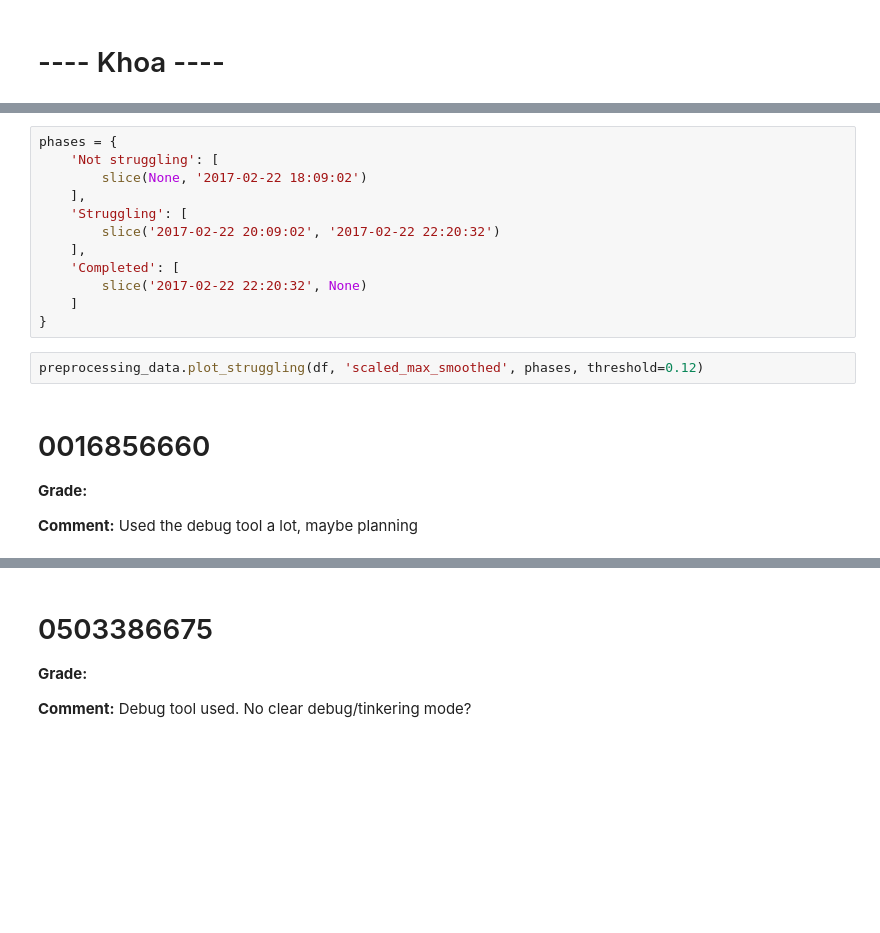
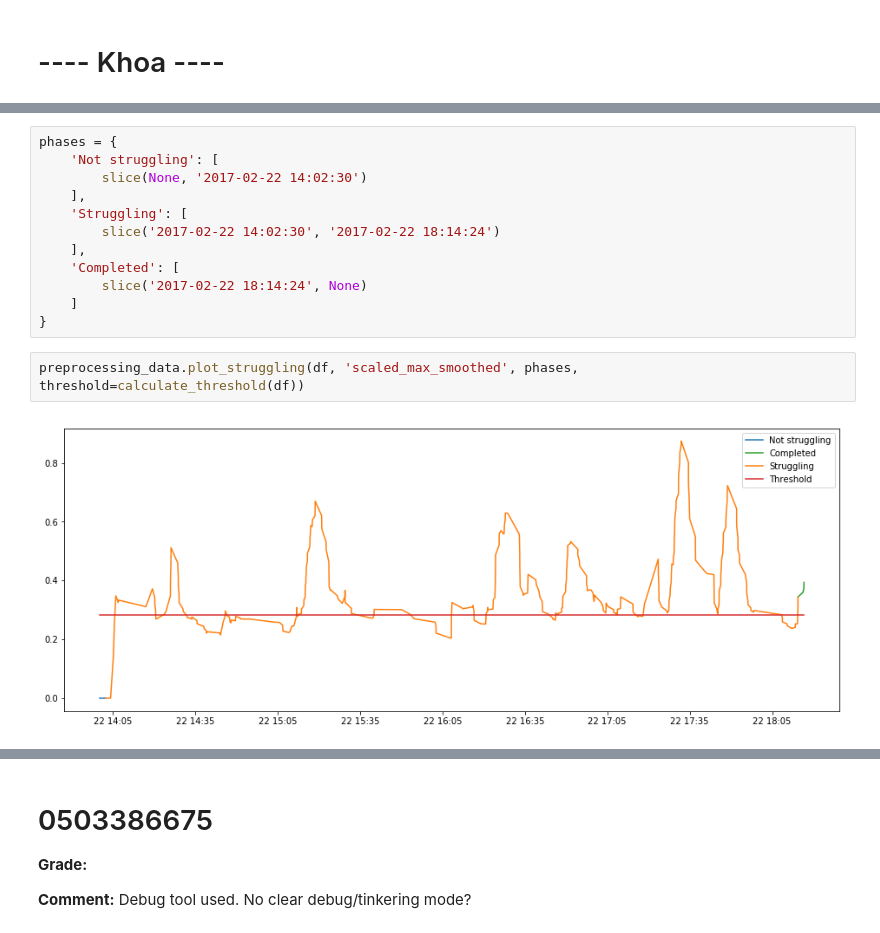
Before and after one commit to hermanmk/jexercise-data-analysis, a Jupyter notebook: Struggling algorithm-10 samples.ipynb, the cells around one changed output, grey strips where cells are left out. Cells and saved outputs as stored; diff of their text form; blank space fills up the shorter version.

```diff
--- a/Struggling algorithm-10 samples.ipynb
+++ b/Struggling algorithm-10 samples.ipynb
@@ -148,20 +231,16 @@ preprocessing_data.plot_struggling(df, 'scaled_max_smoothed', threshold=0.12)
 # %%
 phases = {
     'Not struggling': [
-        slice(None, '2017-02-22 18:09:02')
+        slice(None, '2017-02-22 14:02:30')
     ],
     'Struggling': [
-        slice('2017-02-22 20:09:02', '2017-02-22 22:20:32')
+        slice('2017-02-22 14:02:30', '2017-02-22 18:14:24')
     ],
     'Completed': [
-        slice('2017-02-22 22:20:32', None)
+        slice('2017-02-22 18:14:24', None)
     ]
 }
 # %%
-preprocessing_data.plot_struggling(df, 'scaled_max_smoothed', phases, threshold=0.12)
+preprocessing_data.plot_struggling(df, 'scaled_max_smoothed', phases, threshold=calculate_threshold(df))
+# %% [output]
+[figure, added]
-# %% [markdown]
-# 0016856660
-
-**Grade:**
-
-**Comment:** Used the debug tool a lot, maybe planning
```
Also changed, not shown: parts of 53 cells of this notebook, 1 other file.
